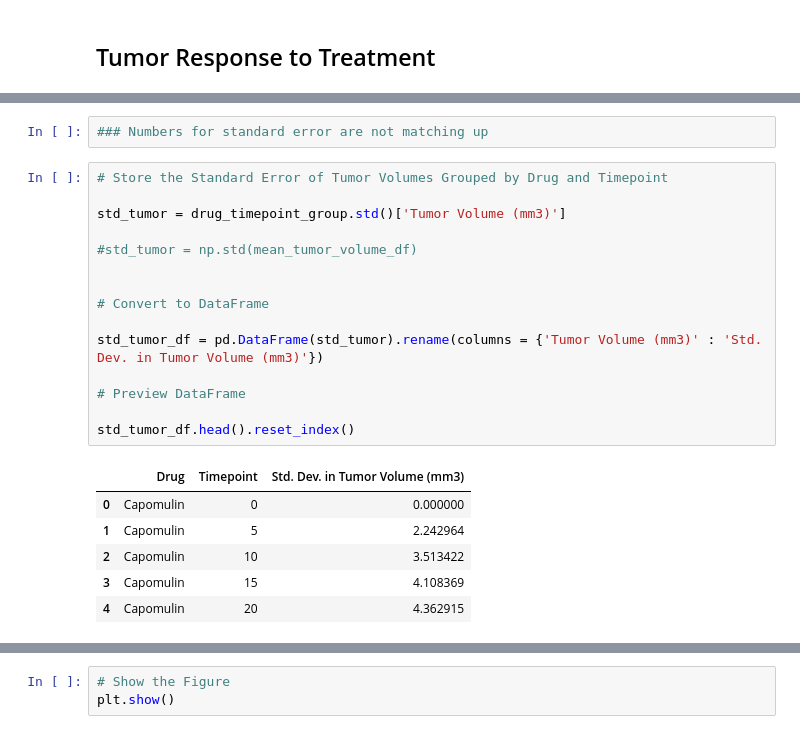
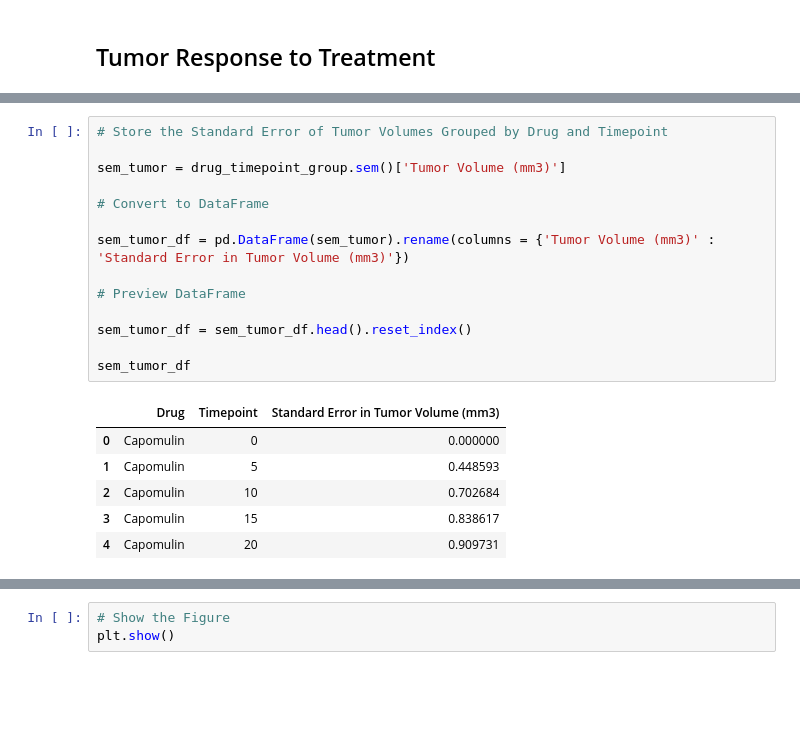
Before and after one commit to pgupta321/Data-Analytics-Course, a Jupyter notebook: Homeworks/Matplotlib/05-Matplotlib_Homework_Pymaceuticals_pymaceuticals_starter.ipynb, the cells around one changed output, grey strips where cells are left out. Cells and saved outputs as stored; diff of their text form; blank space fills up the shorter version.

```diff
--- a/Homeworks/Matplotlib/05-Matplotlib_Homework_Pymaceuticals_pymaceuticals_starter.ipynb
+++ b/Homeworks/Matplotlib/05-Matplotlib_Homework_Pymaceuticals_pymaceuticals_starter.ipynb
@@ -55,28 +58,25 @@ mean_tumor_volume_df.reset_index().head()
 | 2 | Capomulin | 10 | 43.084291 |
 | 3 | Capomulin | 15 | 42.064317 |
 | 4 | Capomulin | 20 | 40.716325 |
-# %%
-### Numbers for standard error are not matching up
 # %%
 # Store the Standard Error of Tumor Volumes Grouped by Drug and Timepoint
 
-std_tumor = drug_timepoint_group.std()['Tumor Volume (mm3)']
-
-#std_tumor = np.std(mean_tumor_volume_df)
-
+sem_tumor = drug_timepoint_group.sem()['Tumor Volume (mm3)']
 
 # Convert to DataFrame
 
-std_tumor_df = pd.DataFrame(std_tumor).rename(columns = {'Tumor Volume (mm3)' : 'Std. Dev. in Tumor Volume (mm3)'})
+sem_tumor_df = pd.DataFrame(sem_tumor).rename(columns = {'Tumor Volume (mm3)' : 'Standard Error in Tumor Volume (mm3)'})
 
 # Preview DataFrame
 
-std_tumor_df.head().reset_index()
+sem_tumor_df = sem_tumor_df.head().reset_index()
+
+sem_tumor_df
 # %% [output]
-|  | Drug | Timepoint | Std. Dev. in Tumor Volume (mm3) |
+|  | Drug | Timepoint | Standard Error in Tumor Volume (mm3) |
 | 0 | Capomulin | 0 | 0.000000 |
-| 1 | Capomulin | 5 | 2.242964 |
-| 2 | Capomulin | 10 | 3.513422 |
-| 3 | Capomulin | 15 | 4.108369 |
-| 4 | Capomulin | 20 | 4.362915 |
+| 1 | Capomulin | 5 | 0.448593 |
+| 2 | Capomulin | 10 | 0.702684 |
+| 3 | Capomulin | 15 | 0.838617 |
+| 4 | Capomulin | 20 | 0.909731 |
 # %%
```
Also changed, not shown: parts of 9 cells of this notebook, 2 other files.
